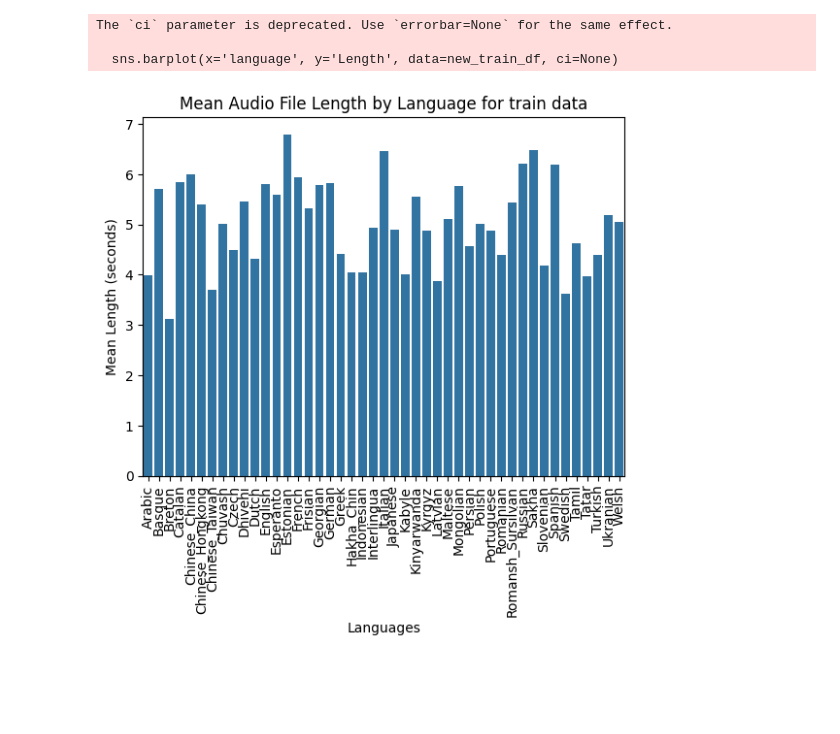
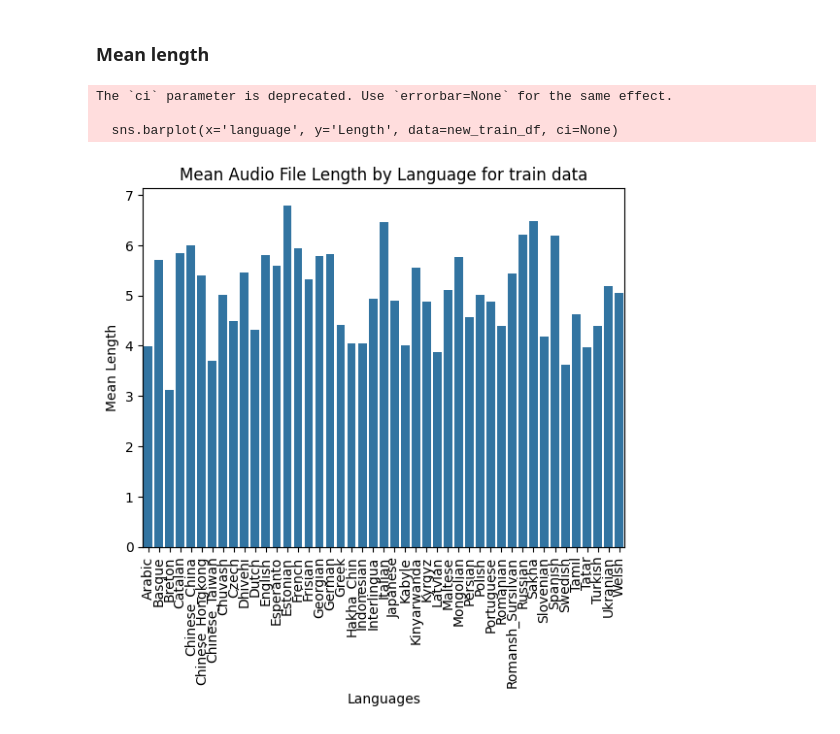
Before and after one commit to Gonxped31/Projet-STT-3795, a Jupyter notebook: src/data/data_exploration.ipynb, the cells around one changed output. Saved outputs shown, nothing was run; the diff lists cells and outputs as text; code cells hidden in the pictures; blank space fills up the shorter version.

```diff
--- a/src/data/data_exploration.ipynb
+++ b/src/data/data_exploration.ipynb
@@ -39,13 +29,15 @@ train_df
+# %% [markdown]
+### Mean length
 # %%
 new_train_df = train_df[['language', 'Length']].groupby('language').mean()
 sns.barplot(x='language', y='Length', data=new_train_df, ci=None)
 plt.title('Mean Audio File Length by Language for train data')
 plt.xlabel('Languages')
-plt.ylabel('Mean Length (seconds)')
+plt.ylabel('Mean Length')
 plt.xticks(rotation=90)
 plt.show()
 # %% [output]
 The `ci` parameter is deprecated. Use `errorbar=None` for the same effect.
 
   sns.barplot(x='language', y='Length', data=new_train_df, ci=None)
-[figure, old version]
+[figure, new version]
```
Also changed, not shown: parts of 14 cells of this notebook, 7 other files.
